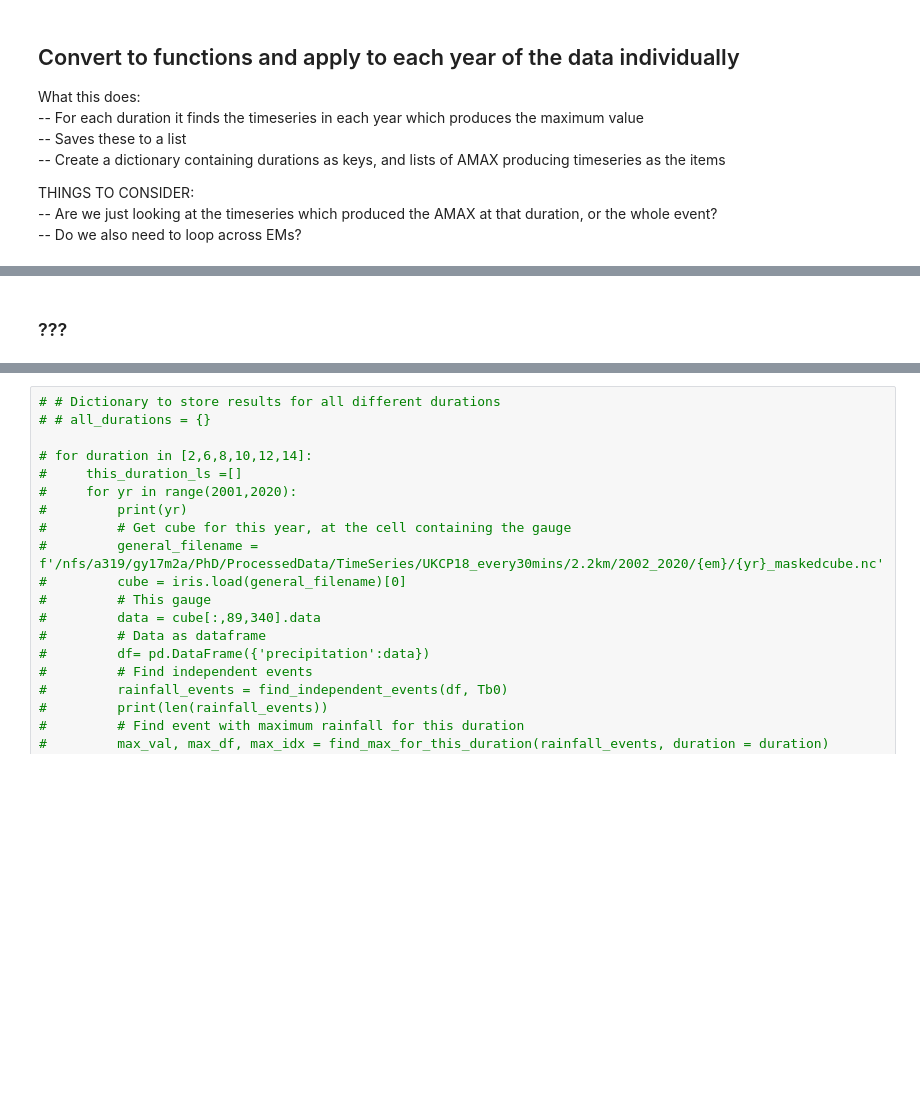
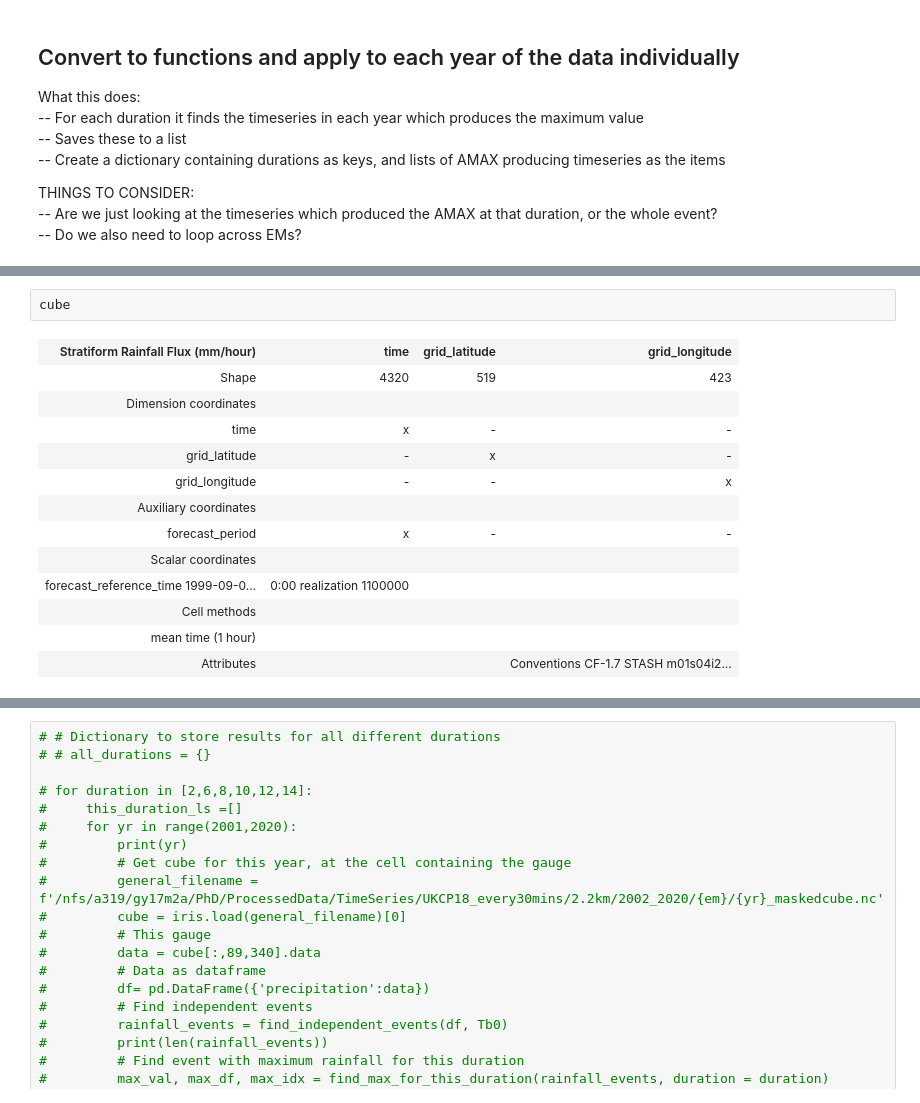
Before and after one commit to masher92/UKCP18, a Jupyter notebook: FindIndependentRainfallEvents/GaugeToGridCellMatching_MoreComplex.ipynb, the cells around one changed output, grey strips where cells are left out. Cells and saved outputs as stored; diff of their text form; blank space fills up the shorter version.

Commit message:
both methods seem to be working a(and similarly)

```diff
--- a/FindIndependentRainfallEvents/GaugeToGridCellMatching_MoreComplex.ipynb
+++ b/FindIndependentRainfallEvents/GaugeToGridCellMatching_MoreComplex.ipynb
@@ -688,2 +472,16 @@ max_rainfall_window
-# %% [markdown]
-### ???
+# %%
+cube
+# %% [output]
+| Stratiform Rainfall Flux (mm/hour) | time | grid_latitude | grid_longitude |
+| Shape | 4320 | 519 | 423 |
+| Dimension coordinates |  |  |  |
+| time | x | - | - |
+| grid_latitude | - | x | - |
+| grid_longitude | - | - | x |
+| Auxiliary coordinates |  |  |  |
+| forecast_period | x | - | - |
+| Scalar coordinates |  |  |  |
+| forecast_reference_time 1999-09-0... | 0:00 realization 1100000 |  |  |
+| Cell methods |  |  |  |
+| mean time (1 hour) |  |  |  |
+| Attributes |  |  | Conventions CF-1.7 STASH m01s04i2... |
```
Also changed, not shown: parts of 21 cells of this notebook, 1 other file.
